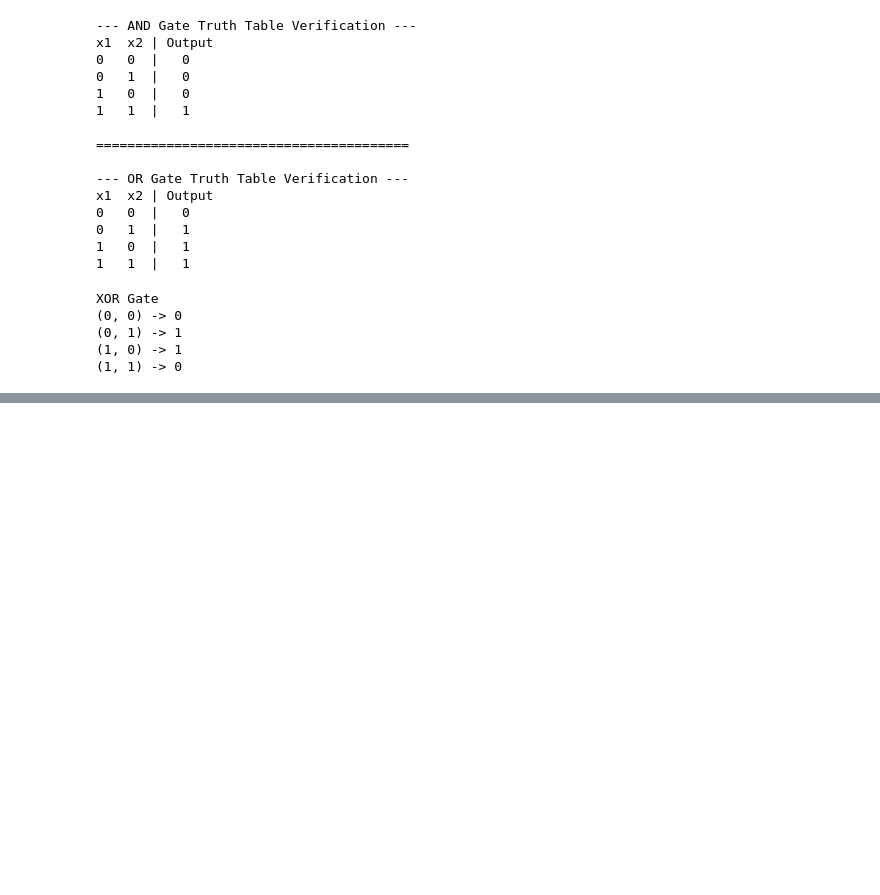
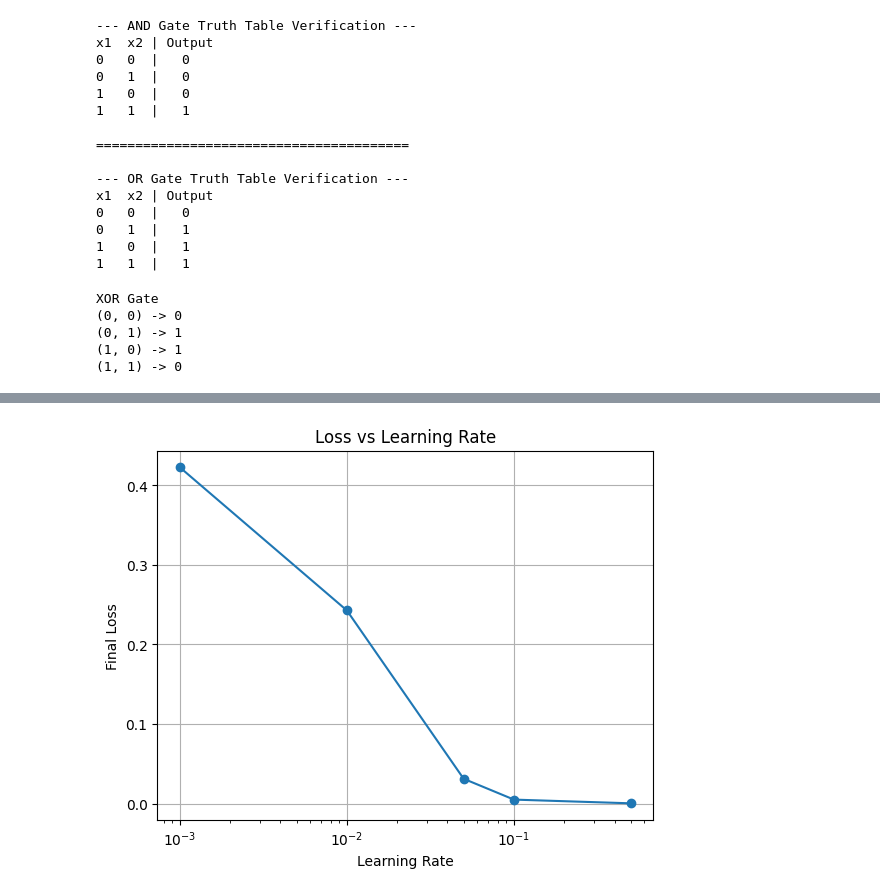
Before and after one commit to mekaviraj/ML_sem5, a Jupyter notebook: DLLL_sem_6.ipynb, the cells around one changed output, grey strips where cells are left out. Saved outputs shown, nothing was run; the diff lists cells and outputs as text; code cells hidden in the pictures; blank space fills up the shorter version.

```diff
--- a/DLLL_sem_6.ipynb
+++ b/DLLL_sem_6.ipynb
@@ -160,0 +302,26 @@ XOR Gate
+# %%
+# PART 5: Backpropagation (Core Learning Step)
+
+# Output layer error
+d_output = (output - y) * sigmoid_derivative(output)
+
+# Gradients for W2 and b2
+d_W2 = np.dot(a1.T, d_output)
+d_b2 = np.sum(d_output, axis=0, keepdims=True)
+# Hidden layer error
+d_hidden = np.dot(d_output, W2.T) * sigmoid_derivative(a1)
+
+# Gradients for W1 and b1
+d_W1 = np.dot(X.T, d_hidden)
+d_b1 = np.sum(d_hidden, axis=0, keepdims=True)
+
+
+# part 6 Apply gradient descent
+
+learning_rate = 0.1
+
+W2 -= learning_rate * d_W2
+b2 -= learning_rate * d_b2
+
+W1 -= learning_rate * d_W1
+b1 -= learning_rate * d_b1
@@ -160,0 +404,19 @@ XOR Gate
+# %%
+#PART 8: Experiment with Learning Rates
+
+learning_rates = [0.001, 0.01, 0.05, 0.1, 0.5]
+final_losses = []
+
+for lr in learning_rates:
+    final_loss = train_mlp(lr)
+    final_losses.append(final_loss)
+# PART 9: Plot Graph
+plt.plot(learning_rates, final_losses, marker='o')
+plt.xscale('log')
+plt.xlabel("Learning Rate")
+plt.ylabel("Final Loss")
+plt.title("Loss vs Learning Rate")
+plt.grid()
+plt.show()
+# %% [output]
+[figure, added]
```
Also changed, not shown: parts of 13 cells of this notebook.
